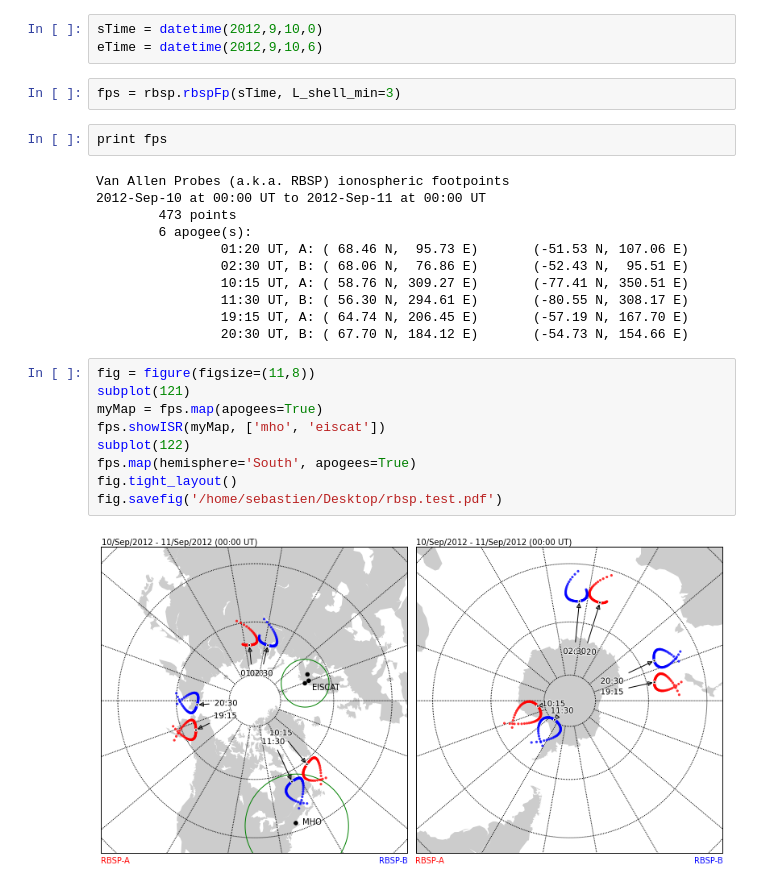
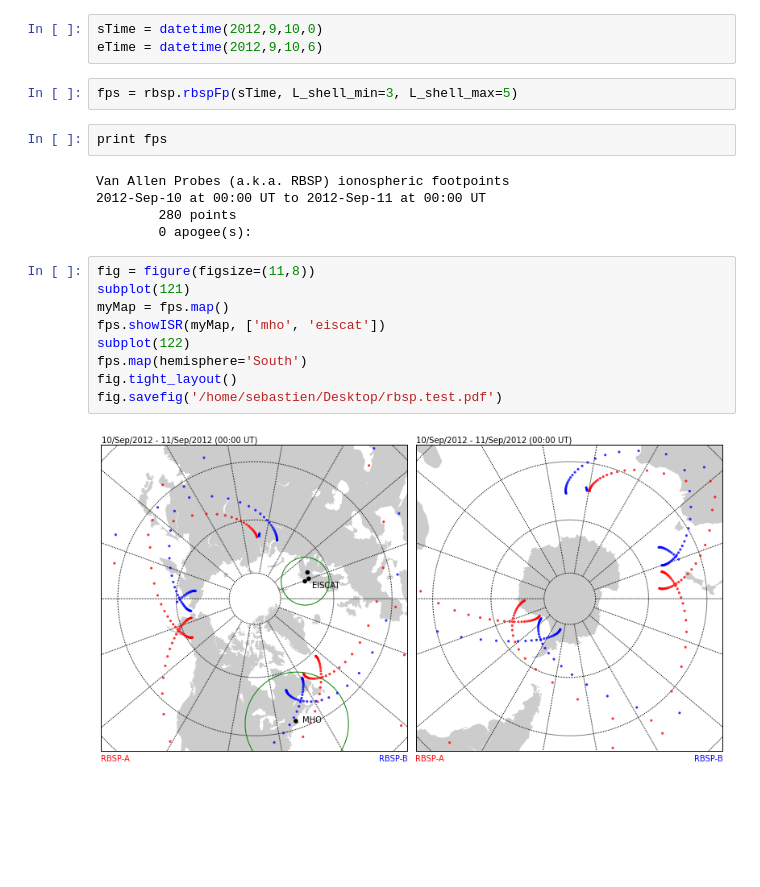
Before and after one commit to sdelarquier/code, a Jupyter notebook: notebooks/RBSP_dl.ipynb, the cells around one changed output. Saved outputs shown, nothing was run; the diff lists cells and outputs as text; blank space fills up the shorter version.

Commit message:
added L shell filter to rbsp code

```diff
--- a/notebooks/RBSP_dl.ipynb
+++ b/notebooks/RBSP_dl.ipynb
@@ -102,28 +102,22 @@ import rbsp
 sTime = datetime(2012,9,10,0)
 eTime = datetime(2012,9,10,6)
 # %%
-fps = rbsp.rbspFp(sTime, L_shell_min=3)
+fps = rbsp.rbspFp(sTime, L_shell_min=3, L_shell_max=5)
 # %%
 print fps
 # %% [output]
 Van Allen Probes (a.k.a. RBSP) ionospheric footpoints
 2012-Sep-10 at 00:00 UT to 2012-Sep-11 at 00:00 UT
-        473 points
-        6 apogee(s):
-                01:20 UT, A: ( 68.46 N,  95.73 E)       (-51.53 N, 107.06 E)
-                02:30 UT, B: ( 68.06 N,  76.86 E)       (-52.43 N,  95.51 E)
-                10:15 UT, A: ( 58.76 N, 309.27 E)       (-77.41 N, 350.51 E)
-                11:30 UT, B: ( 56.30 N, 294.61 E)       (-80.55 N, 308.17 E)
-                19:15 UT, A: ( 64.74 N, 206.45 E)       (-57.19 N, 167.70 E)
-                20:30 UT, B: ( 67.70 N, 184.12 E)       (-54.73 N, 154.66 E)
+        280 points
+        0 apogee(s):
 # %%
 fig = figure(figsize=(11,8))
 subplot(121)
-myMap = fps.map(apogees=True)
+myMap = fps.map()
 fps.showISR(myMap, ['mho', 'eiscat'])
 subplot(122)
-fps.map(hemisphere='South', apogees=True)
+fps.map(hemisphere='South')
 fig.tight_layout()
 fig.savefig('/home/sebastien/Desktop/rbsp.test.pdf')
 # %% [output]
-[figure, old version]
+[figure, new version]
```
Also changed, not shown: 1 other file.
